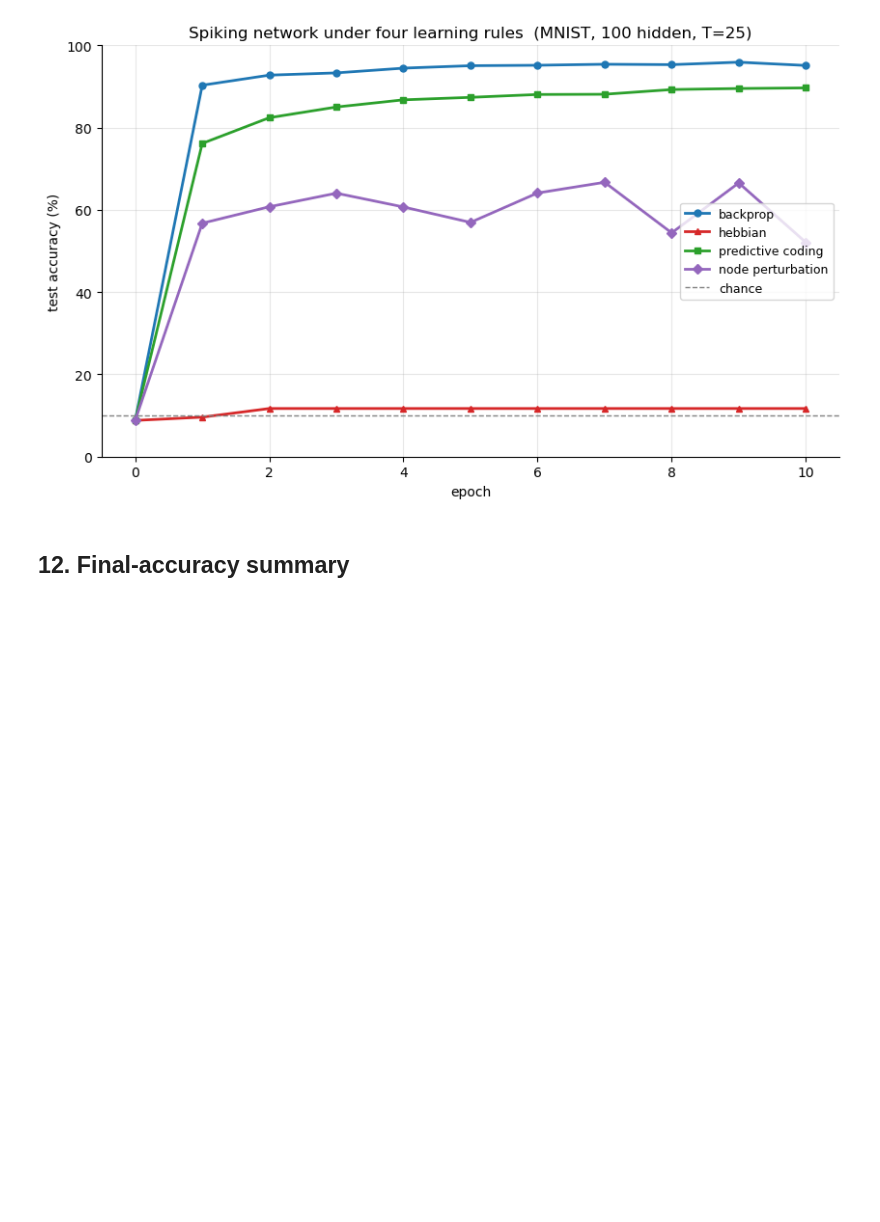
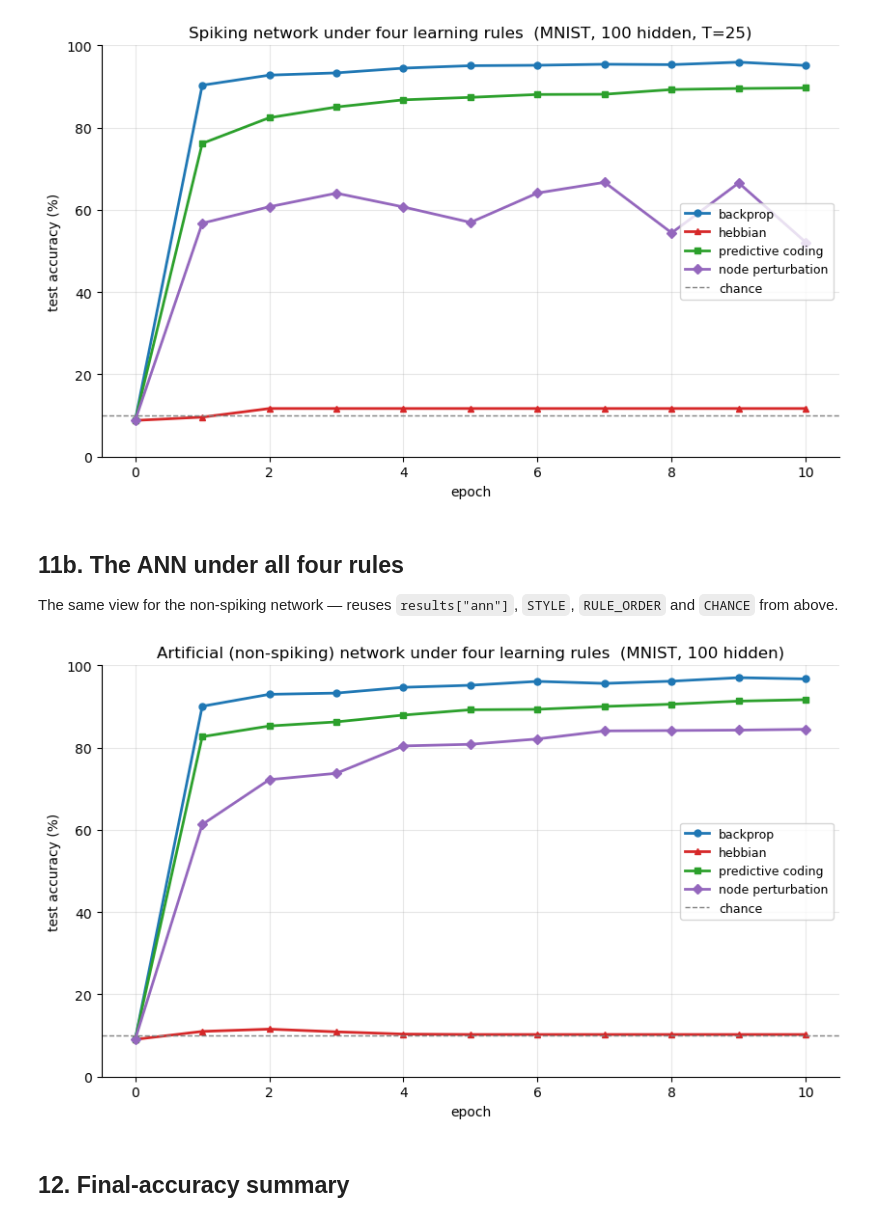
Before and after one commit to varungr890/TardyGrad, a Jupyter notebook: Combined_SNN_LearningRules.ipynb, the cells around one changed output. Drawn from its saved outputs; the diff is of its cells as text; code cells hidden in the pictures; blank space fills up the shorter version.

Commit message:
Added_ANNwith4LearningRules

```diff
--- a/Combined_SNN_LearningRules.ipynb
+++ b/Combined_SNN_LearningRules.ipynb
@@ -639,6 +639,23 @@ for s in ("top", "right"): ax.spines[s].set_visible(False)
 plt.tight_layout(); plt.show()
 # %% [output]
 [figure]
+# %% [markdown]
+## 11b. The ANN under all four rules
+
+The same view for the non-spiking network — reuses `results["ann"]`, `STYLE`, `RULE_ORDER` and `CHANCE` from above.
+# %%
+fig, ax = plt.subplots(figsize=(8.5, 5.2))
+for rule in RULE_ORDER:
+    ep = range(len(results["ann"][rule]["acc"]))
+    ax.plot(ep, results["ann"][rule]["acc"], lw=2, ms=5, label=rule, **STYLE[rule])
+ax.axhline(CHANCE, ls="--", color="grey", lw=1, label="chance")
+ax.set_xlabel("epoch"); ax.set_ylabel("test accuracy (%)")
+ax.set_title(f"Artificial (non-spiking) network under four learning rules  (MNIST, {NUM_HIDDEN} hidden)")
+ax.set_ylim(0, 100); ax.grid(alpha=.3); ax.legend(fontsize=9)
+for s in ("top", "right"): ax.spines[s].set_visible(False)
+plt.tight_layout(); plt.show()
+# %% [output]
+[figure, added]
 # %% [markdown]
 ## 12. Final-accuracy summary
 # %%
```
